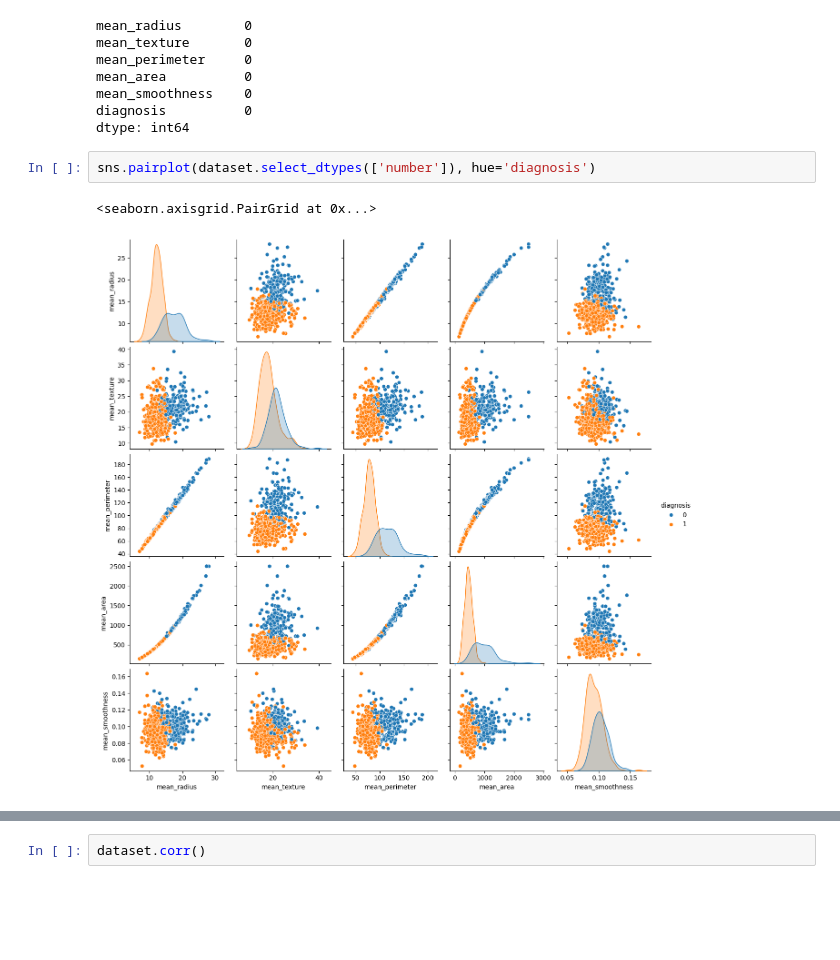
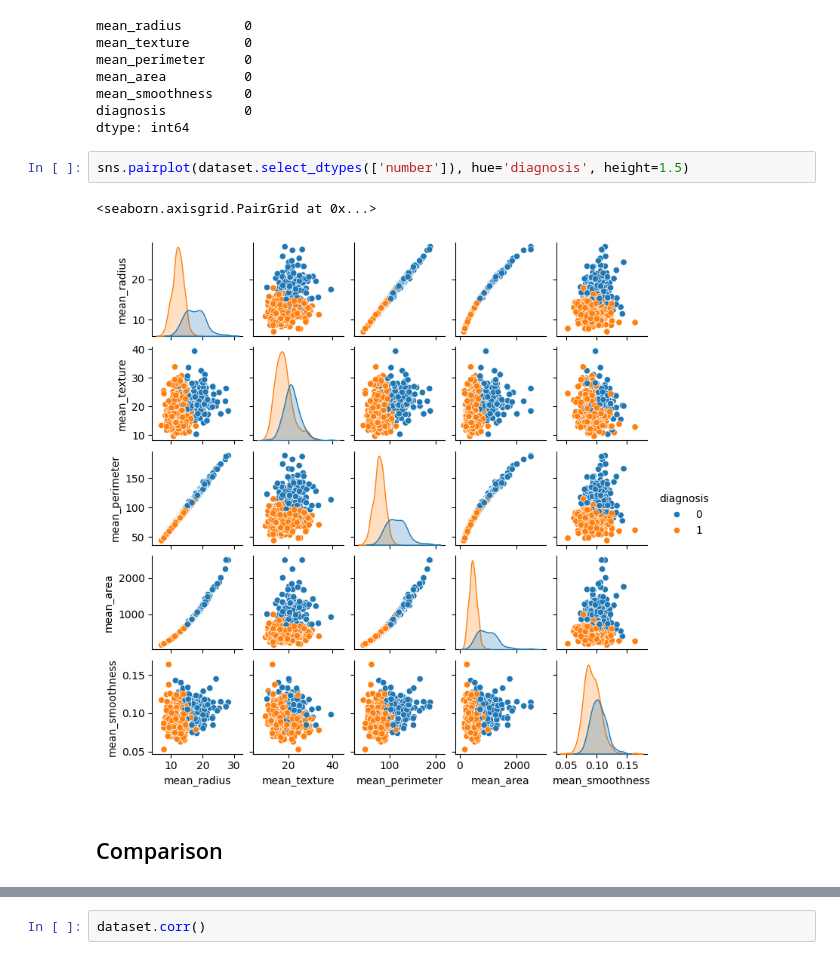
Before and after one commit to AngelX62/Comparing-ML-Models, a Jupyter notebook: main.ipynb, the cells around one changed output, grey strips where cells are left out. Saved outputs shown, nothing was run; the diff lists cells and outputs as text; blank space fills up the shorter version.

```diff
--- a/main.ipynb
+++ b/main.ipynb
@@ -76,7 +76,9 @@ mean_smoothness    0
 diagnosis          0
 dtype: int64
 # %%
-sns.pairplot(dataset.select_dtypes(['number']), hue='diagnosis')
+sns.pairplot(dataset.select_dtypes(['number']), hue='diagnosis', height=1.5)
 # %% [output]
 <seaborn.axisgrid.PairGrid at 0x...>
-[figure, old version]
+[figure, new version]
+# %% [markdown]
+## Comparison
```
Also changed, not shown: parts of 8 cells of this notebook.
